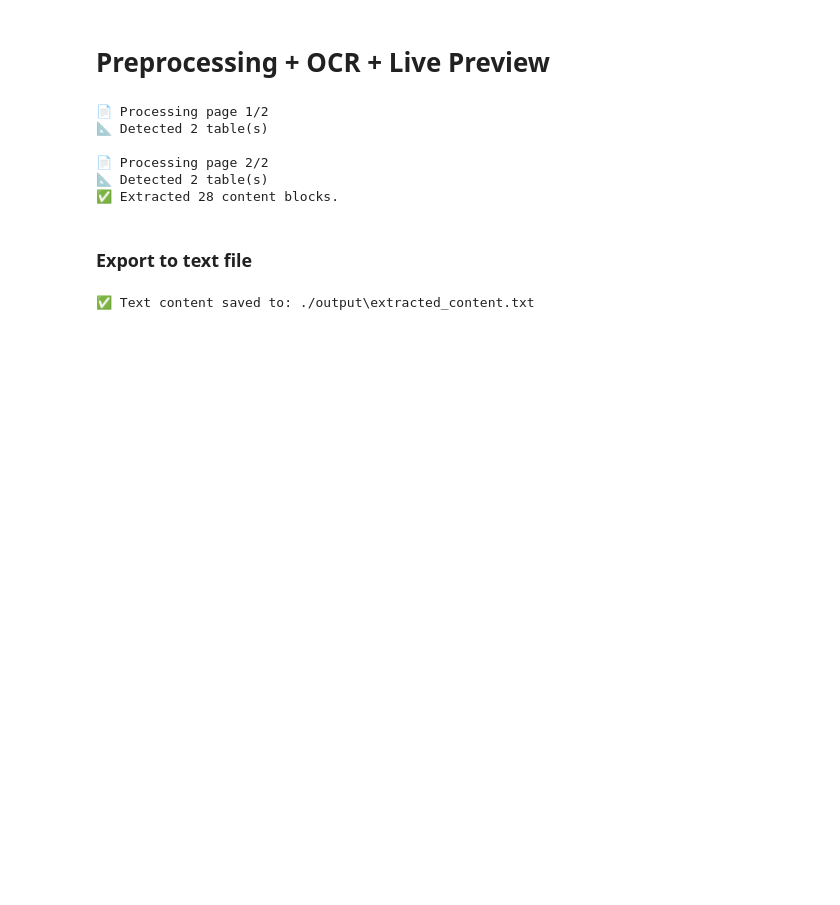
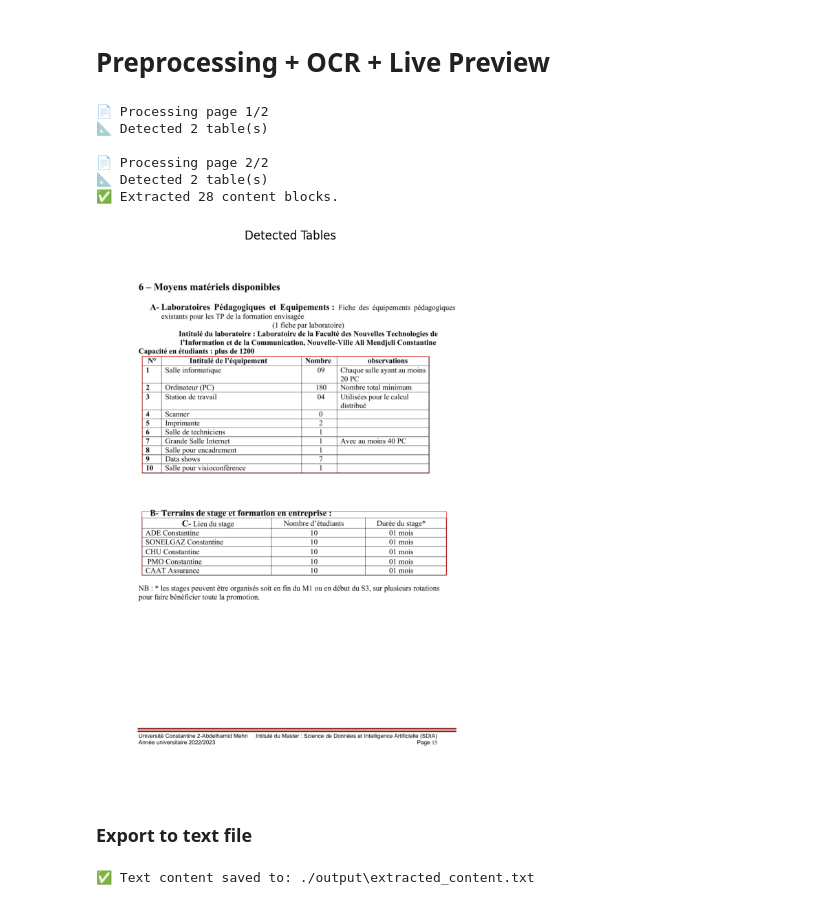
Before and after one commit to kamydev/parsing_pdf, a Jupyter notebook: main_ocr_pipeline.ipynb, the cells around one changed output. Drawn from its saved outputs; the diff is of its cells as text; code cells hidden in the pictures; blank space fills up the shorter version.

```diff
--- a/main_ocr_pipeline.ipynb
+++ b/main_ocr_pipeline.ipynb
@@ -59,18 +61,20 @@ print(f"✅ Extracted {len(content_blocks)} content blocks.")
 📐 Detected 2 table(s)
 ✅ Extracted 28 content blocks.
 # %%
-# img = cv2.imread(image_paths[0])
-# pre = ocr.preprocess_image(image_paths[0])
-# tables = ocr.detect_tables(pre)
+img = cv2.imread(image_paths[0])
+pre = ocr.preprocess_image(image_paths[0])
+tables = ocr.detect_tables(pre)
 
-# for (x1, y1, x2, y2) in tables:
-#     cv2.rectangle(img, (x1, y1), (x2, y2), (0, 0, 255), 2)
+for (x1, y1, x2, y2) in tables:
+    cv2.rectangle(img, (x1, y1), (x2, y2), (0, 0, 255), 2)
 
-# plt.figure(figsize=(10, 10))
-# plt.imshow(cv2.cvtColor(img, cv2.COLOR_BGR2RGB))
-# plt.title("Detected Tables")
-# plt.axis("off")
-# plt.show()
+plt.figure(figsize=(10, 10))
+plt.imshow(cv2.cvtColor(img, cv2.COLOR_BGR2RGB))
+plt.title("Detected Tables")
+plt.axis("off")
+plt.show()
+# %% [output]
+[figure, added]
 # %% [markdown]
 ### Export to text file
 # %%
```
Also changed, not shown: parts of 3 cells of this notebook, 8 other files.
